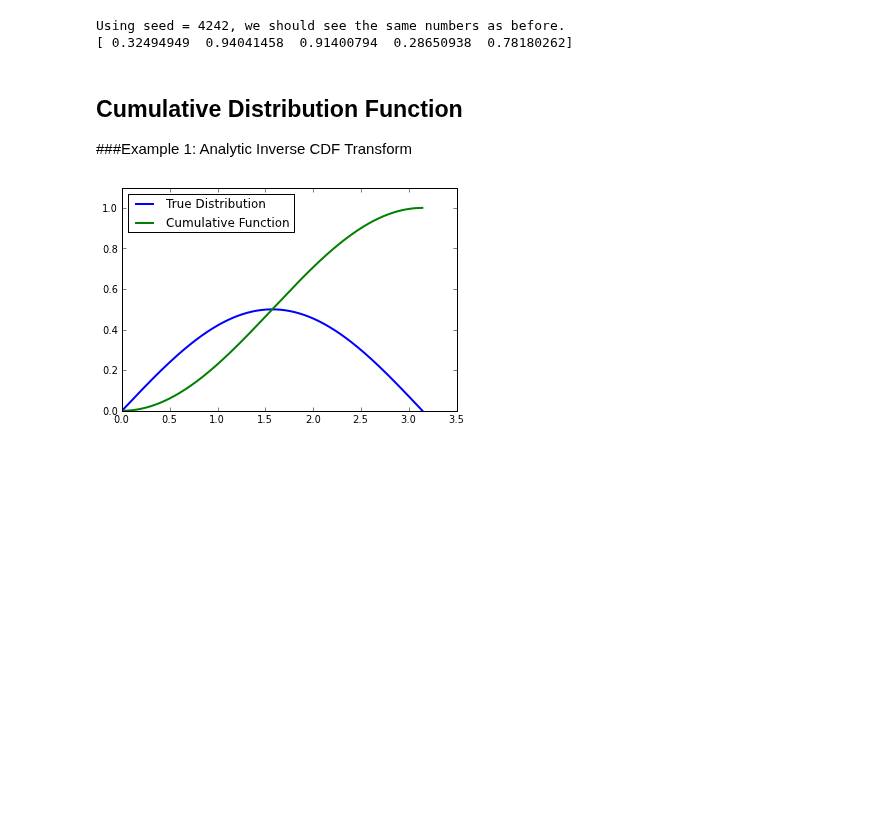
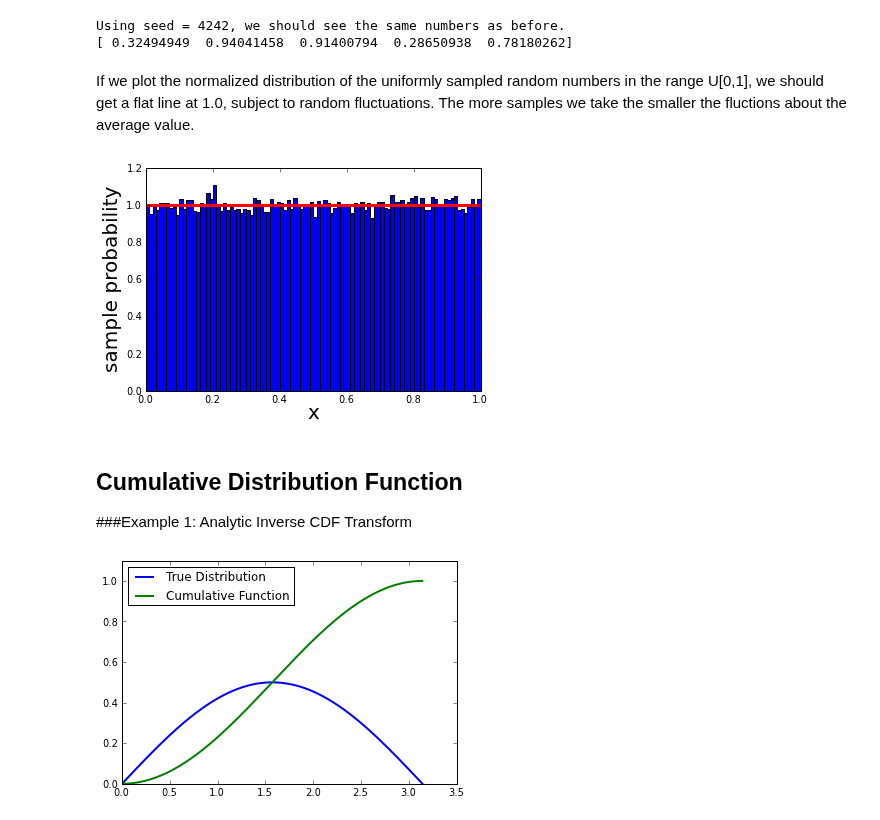
Before and after one commit to dcrose/PHYS202-S13, a Jupyter notebook: Week8/ThursdayRanNumMonteCarloSim.ipynb, the cells around one changed output. Drawn from its saved outputs; the diff is of its cells as text; code cells hidden in the pictures; blank space fills up the shorter version.

```diff
--- a/Week8/ThursdayRanNumMonteCarloSim.ipynb
+++ b/Week8/ThursdayRanNumMonteCarloSim.ipynb
@@ -42,6 +42,19 @@ print  random.random(5)
 # %% [output]
 Using seed = 4242, we should see the same numbers as before.
 [ 0.32494949  0.94041458  0.91400794  0.28650938  0.78180262]
+# %% [markdown]
+If we plot the normalized distribution of the uniformly sampled random numbers in the range U[0,1], we should get a flat line at 1.0, subject to random fluctuations. The more samples we take the smaller the fluctions about the average value.
+# %%
+# Reset the seed.
+random.seed(None)
+z = random.random(100000)
+hist(z,100,normed=True)
+plot([0.,1.],[1.,1.],"r-",lw=3)
+xlabel("x",fontsize=20)
+ylabel("sample probability",fontsize=20)
+show()
+# %% [output]
+[figure, added]
 # %% [markdown]
 Cumulative Distribution Function
 -
```
Also changed, not shown: parts of 7 cells of this notebook, 1 other file.
